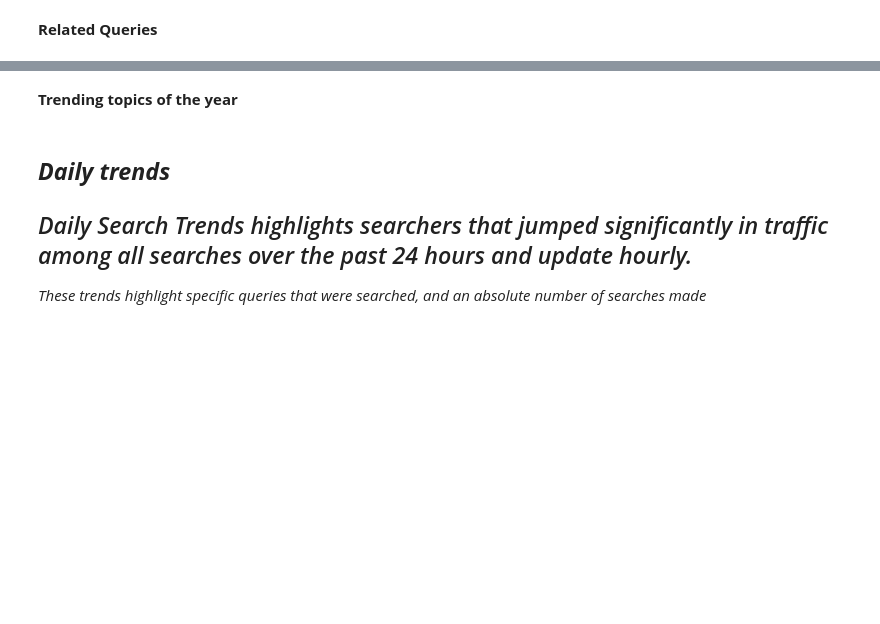
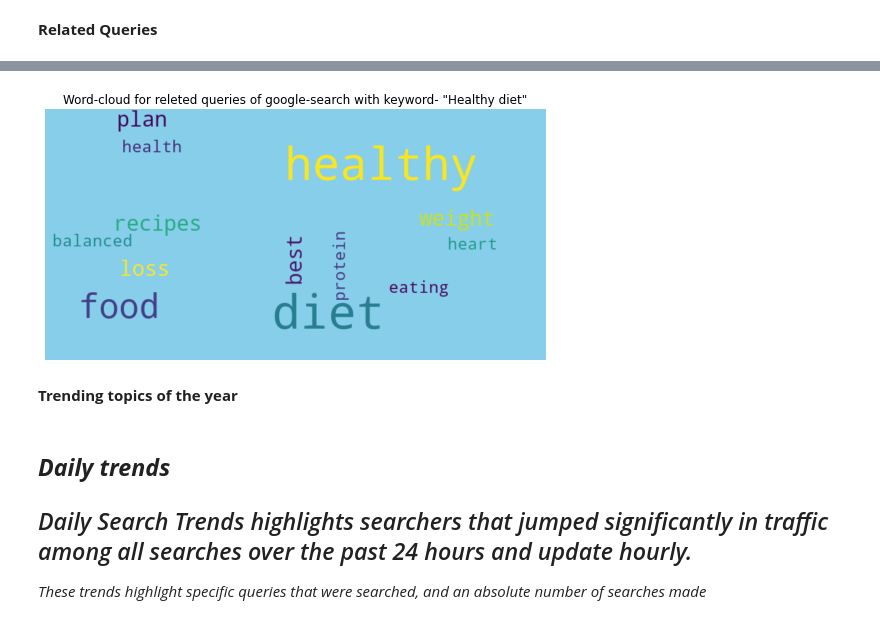
Before and after one commit to mrchapagain/GoogleTrendAnalytics, a Jupyter notebook: GoogleTrends.ipynb, the cells around one changed output, grey strips where cells are left out. Drawn from its saved outputs; the diff is of its cells as text; code cells hidden in the pictures; blank space fills up the shorter version.

```diff
--- a/GoogleTrends.ipynb
+++ b/GoogleTrends.ipynb
@@ -125,6 +201,12 @@ print(trends_by_region.head(10))
 # %% [markdown]
 **Related Queries**
 # %%
-# Related Queries (keywords that are closely tied to a primary keyword of the choice)
-related_queries= trends.related_queries()
-related_queries[kw_list[0]]['top']
+#function for releted queries
+def gt_related_queries():
+  trends= gt_playload()
+  # Related Queries (keywords that are closely tied to a primary keyword of the choice)
+  related_queries= trends.related_queries()
+  return related_queries[kw_list[0]]['top']
+
+releted_query=gt_related_queries()
+releted_query.head()
@@ -131,3 +220,30 @@ related_queries[kw_list[0]]['top']
+# %%
+def cleanText(text):
+      text= re.sub(r'@[A-Za-z0-9]+', '',text) # Removed @mentions
+      text= re.sub(r'#', '',text) # the '#' symbol
+      text= re.sub(r':', '',text) # the ':' symbol
+      text= re.sub(r'RT[\s]+', '',text) # Removed RT
+      text= re.sub(r'https?:\/\/\s+', '',text) # Removed the hyper link
+      return text
+
+#Function for word-cloud
+def wordcloud_plot(releted_query, title):
+  #lets clean the xext first
+  releted_query["query"]= releted_query["query"].apply(cleanText)
+  # Create stopword list
+  final_stopwords.update(['https', 'er', 'og', 't', 'co', 'A', 't','The'])
+  plt.figure(figsize=(8,4))
+  plt.title(title, fontsize=12)
+  allWords= ' '.join( [twts for twts in releted_query["query"]] )
+  wordcloud = WordCloud(stopwords=final_stopwords, max_words=100, width= 800, height=400, random_state=21, max_font_size= 75, background_color="skyblue").generate(allWords)
+  plt.imshow(wordcloud, interpolation = "bilinear")
+  plt.axis('off')
+  plt.tight_layout()
+  plt.show()
+
+wordcloud_plot(releted_query, f'Word-cloud for releted queries of google-search with keyword- "{kw_list[0]}"')
+# %% [output]
+[figure, added]
 # %% [markdown]
 **Trending topics of the year**
 # %%
```
Also changed, not shown: parts of 10 cells of this notebook.
